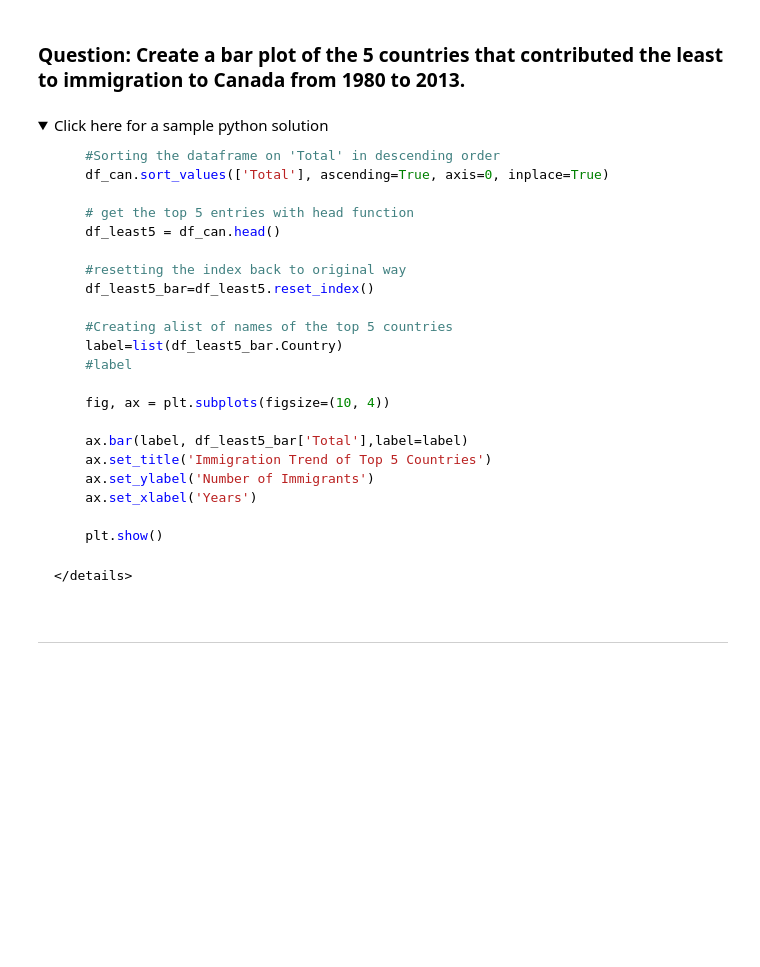
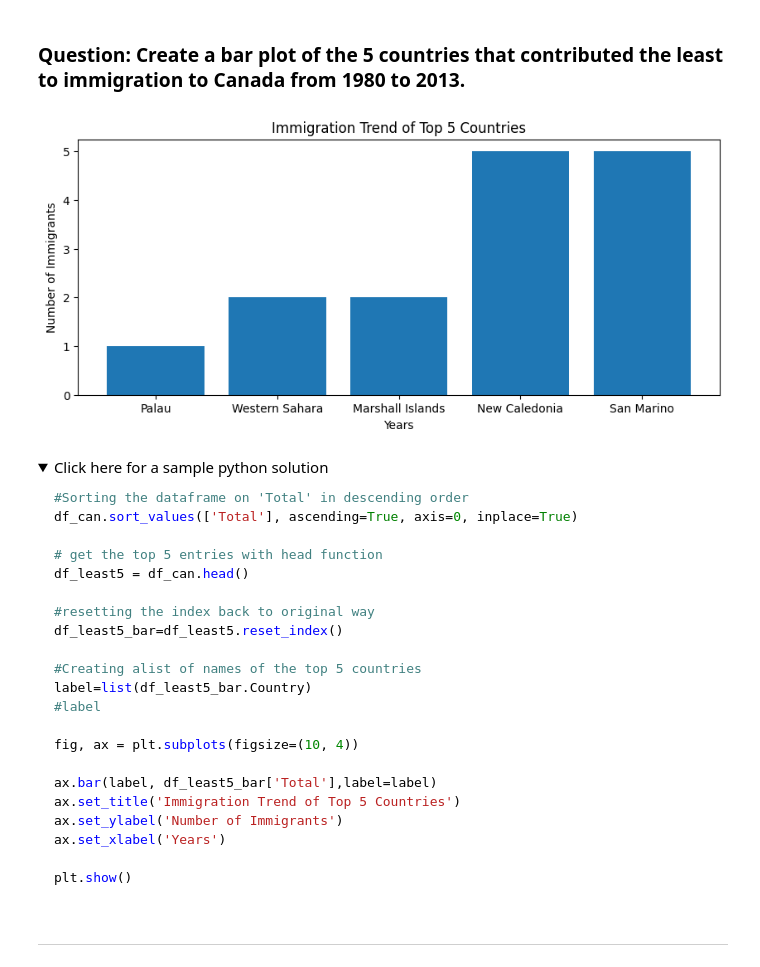
Before and after one commit to UzairHussain193/IBM-DataScience, a Jupyter notebook: Course 8 - Data Visualization with Python/Week 2/DV0101EN-Exercise-Plotting-directly-with-Matplotlib.jupyterlite.ipynb, the cells around one changed output. Cells and saved outputs as stored; diff of their text form; code cells hidden in the pictures; folded sections open; blank space fills up the shorter version.

````diff
--- a/Course 8 - Data Visualization with Python/Week 2/DV0101EN-Exercise-Plotting-directly-with-Matplotlib.jupyterlite.ipynb
+++ b/Course 8 - Data Visualization with Python/Week 2/DV0101EN-Exercise-Plotting-directly-with-Matplotlib.jupyterlite.ipynb
@@ -350,32 +442,56 @@ plt.show()
 # %% [markdown]
 ### Question: Create a bar plot of the 5 countries that contributed the **least** to immigration to Canada **from** 1980 to 2013.
+# %%
+#Sorting the dataframe on 'Total' in descending order
+df_can.sort_values(['Total'], ascending=True, axis=0, inplace=True)
+
+# get the top 5 entries with head function
+df_least5 = df_can.head()
+
+#resetting the index back to original way
+df_least5_bar=df_least5.reset_index()
+
+#Creating alist of names of the top 5 countries
+label=list(df_least5_bar.Country)
+#label
+
+fig, ax = plt.subplots(figsize=(10, 4))
+
+ax.bar(label, df_least5_bar['Total'],label=label)
+ax.set_title('Immigration Trend of Top 5 Countries')
+ax.set_ylabel('Number of Immigrants')
+ax.set_xlabel('Years')
+
+plt.show()
+# %% [output]
+[figure, added]
 # %% [markdown]
 <details><summary>Click here for a sample python solution</summary>
 
 ```python
-    #Sorting the dataframe on 'Total' in descending order
-    df_can.sort_values(['Total'], ascending=True, axis=0, inplace=True)
+#Sorting the dataframe on 'Total' in descending order
+df_can.sort_values(['Total'], ascending=True, axis=0, inplace=True)
 
-    # get the top 5 entries with head function
-    df_least5 = df_can.head()
+# get the top 5 entries with head function
+df_least5 = df_can.head()
 
-    #resetting the index back to original way
-    df_least5_bar=df_least5.reset_index()
+#resetting the index back to original way
+df_least5_bar=df_least5.reset_index()
 
-    #Creating alist of names of the top 5 countries
-    label=list(df_least5_bar.Country)
-    #label
+#Creating alist of names of the top 5 countries
+label=list(df_least5_bar.Country)
+#label
 
-    fig, ax = plt.subplots(figsize=(10, 4))
+fig, ax = plt.subplots(figsize=(10, 4))
 
-    ax.bar(label, df_least5_bar['Total'],label=label)
-    ax.set_title('Immigration Trend of Top 5 Countries')
-    ax.set_ylabel('Number of Immigrants')
-    ax.set_xlabel('Years')
+ax.bar(label, df_least5_bar['Total'],label=label)
+ax.set_title('Immigration Trend of Top 5 Countries')
+ax.set_ylabel('Number of Immigrants')
+ax.set_xlabel('Years')
 
-    plt.show()
+plt.show()
  ```
-    </details>
+</details>
 # %% [markdown]
 ---
 # %% [markdown]
````
Also changed, not shown: parts of 34 cells of this notebook.
